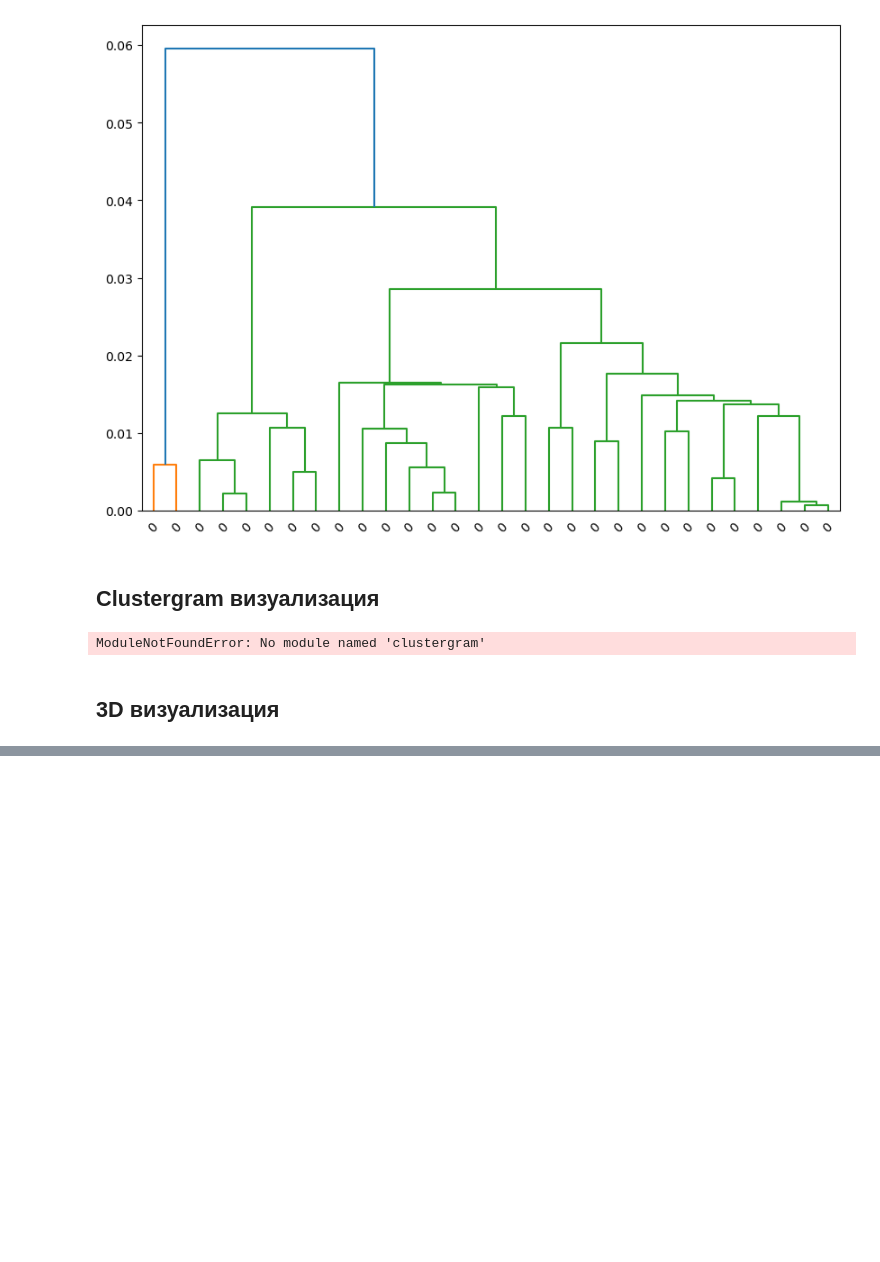
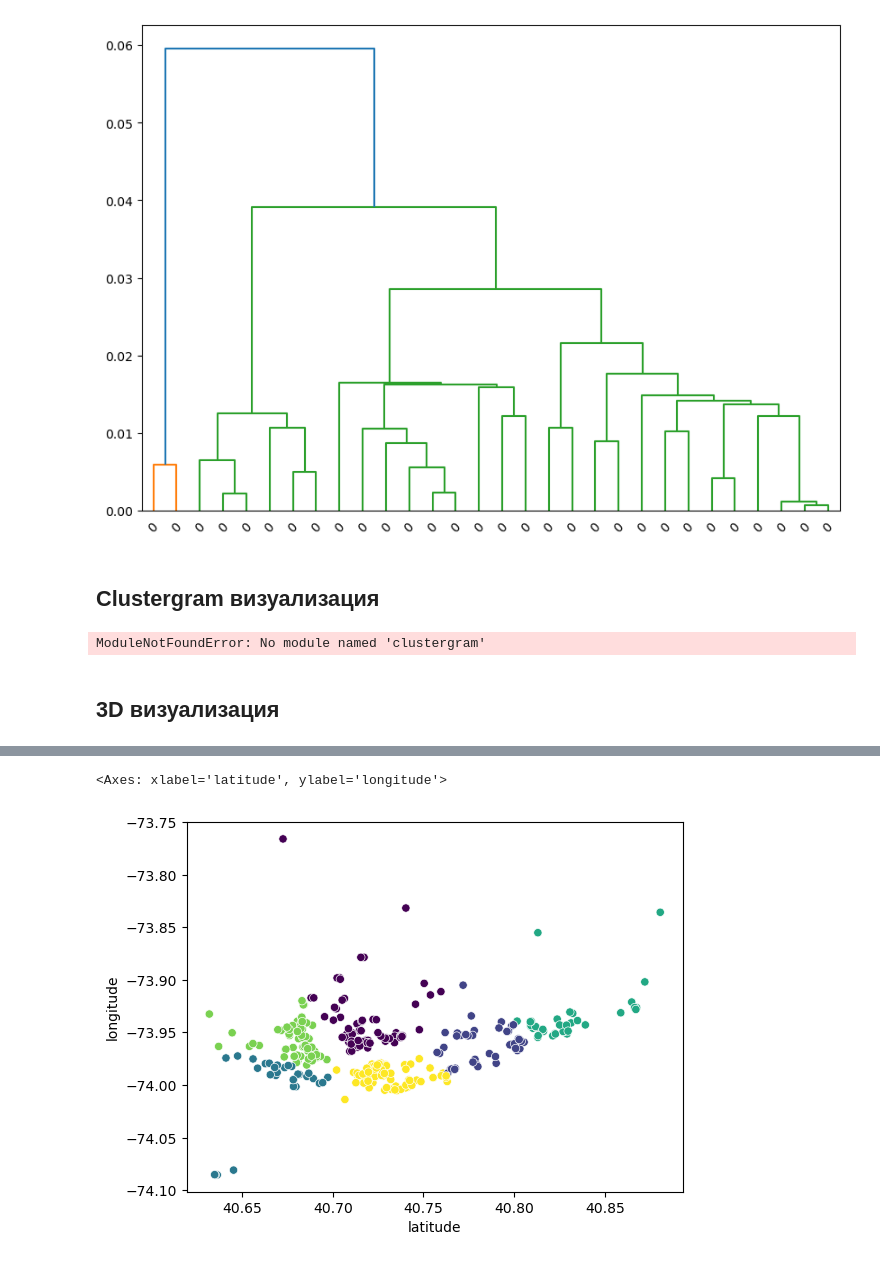
Before and after one commit to ivajazz/ML_4, a Jupyter notebook: dst3-ml4-5_visualization.ipynb, the cells around one changed output, grey strips where cells are left out. Cells and saved outputs as stored; diff of their text form; code cells hidden in the pictures; blank space fills up the shorter version.

Commit message:
clust_2dvis

```diff
--- a/dst3-ml4-5_visualization.ipynb
+++ b/dst3-ml4-5_visualization.ipynb
@@ -300,3 +300,8 @@ for i in range(6):
     centroids_y_dict[i] = centroids_y[i]
     # сохраняем в словарь номер кластера в качестве ключа, значение цвета — в качестве значения
     colors_dict[i] = colors[i]
+# %%
+df['cen_x'] = df.clusters.map(centroids_x_dict)
+df['cen_y'] = df.clusters.map(centroids_y_dict)
+df['color'] = df.clusters.map(colors_dict)
+df.head()
@@ -302,0 +315,5 @@ for i in range(6):
+# %%
+sns.scatterplot(x=df.latitude, y=df.longitude, c=df.clusters)
+# %% [output]
+<Axes: xlabel='latitude', ylabel='longitude'>
+[figure, added]
```
Also changed, not shown: parts of 4 cells of this notebook.
